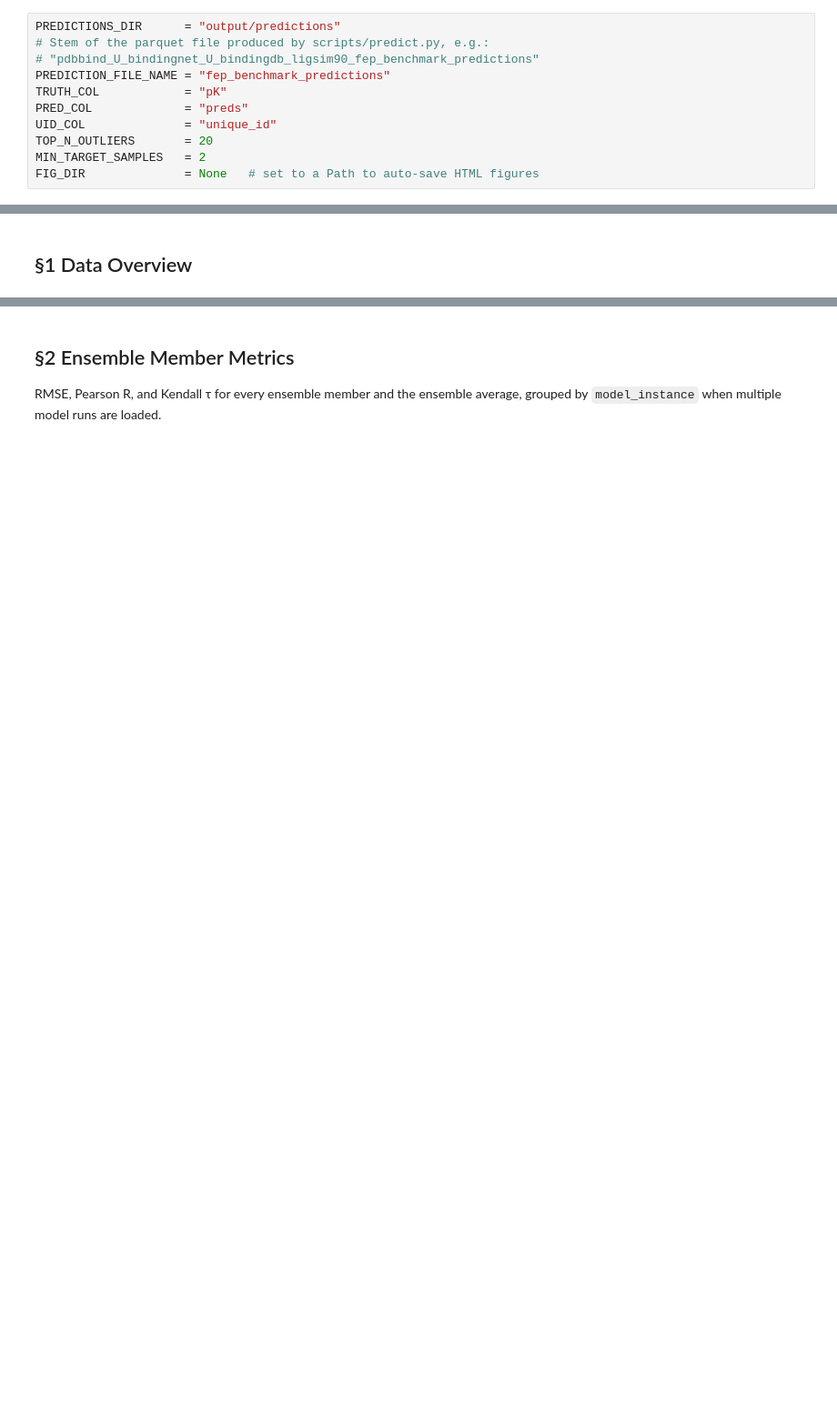
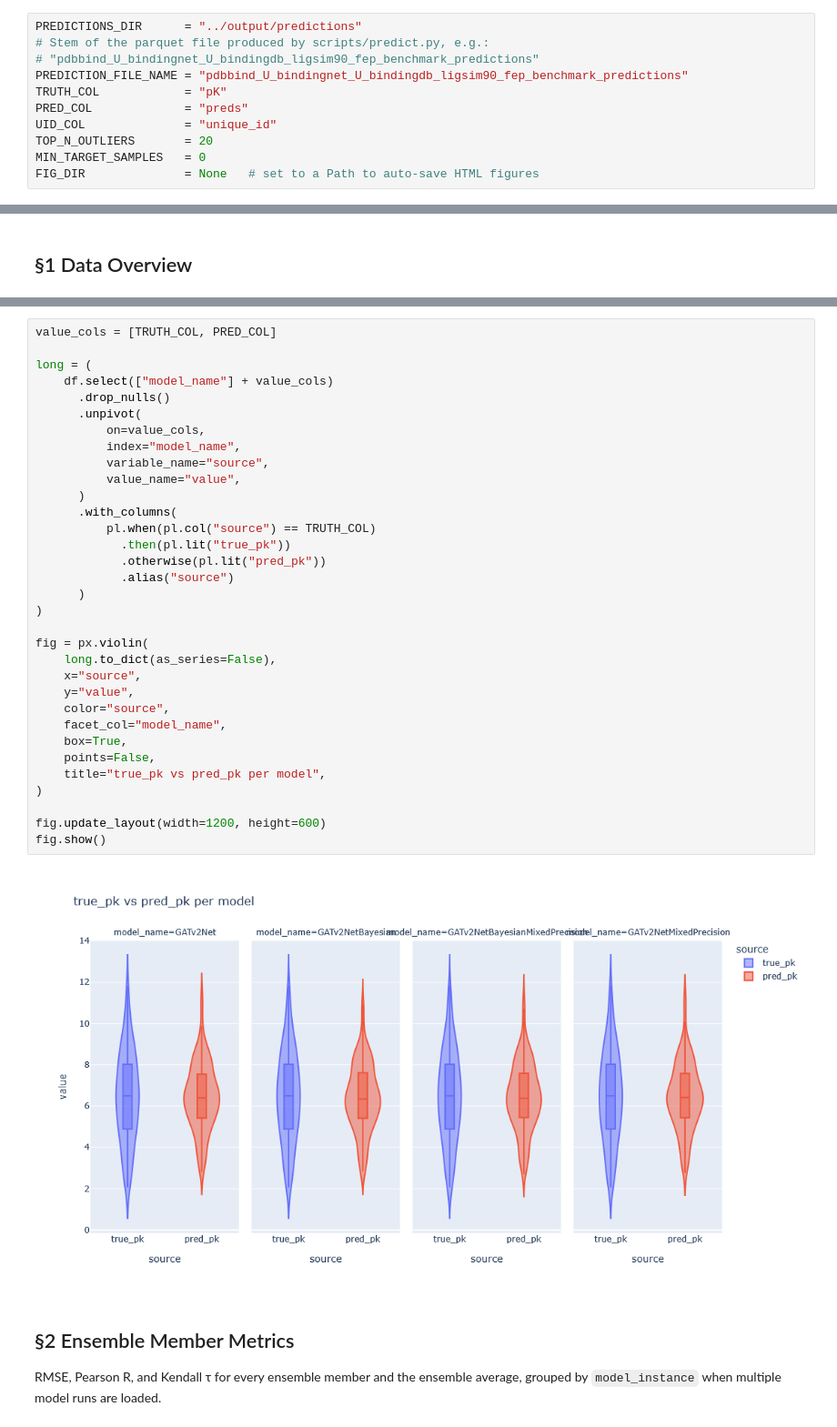
Before and after one commit to Kemuk/AEV-PLIG-VS, a Jupyter notebook: notebooks/results.ipynb, the cells around one changed output, grey strips where cells are left out. Shown at 91% size. Cells and saved outputs as stored; diff of their text form; blank space fills up the shorter version.

```diff
--- a/notebooks/results.ipynb
+++ b/notebooks/results.ipynb
@@ -14,15 +17,15 @@ from scipy.stats import kendalltau as scipy_kendalltau
 
 from aev_plig import results
 # %%
-PREDICTIONS_DIR      = "output/predictions"
+PREDICTIONS_DIR      = "../output/predictions"
 # Stem of the parquet file produced by scripts/predict.py, e.g.:
 # "pdbbind_U_bindingnet_U_bindingdb_ligsim90_fep_benchmark_predictions"
-PREDICTION_FILE_NAME = "fep_benchmark_predictions"
+PREDICTION_FILE_NAME = "pdbbind_U_bindingnet_U_bindingdb_ligsim90_fep_benchmark_predictions"
 TRUTH_COL            = "pK"
 PRED_COL             = "preds"
 UID_COL              = "unique_id"
 TOP_N_OUTLIERS       = 20
-MIN_TARGET_SAMPLES   = 2
+MIN_TARGET_SAMPLES   = 0
 FIG_DIR              = None   # set to a Path to auto-save HTML figures
 # %%
 df = results.load_all_predictions(PREDICTIONS_DIR, prediction_file_name=PREDICTION_FILE_NAME)
@@ -83,3 +112,38 @@ print(clean.select(TRUTH_COL).describe())
+# %%
+value_cols = [TRUTH_COL, PRED_COL]
+
+long = (
+    df.select(["model_name"] + value_cols)
+      .drop_nulls()
+      .unpivot(
+          on=value_cols,
+          index="model_name",
+          variable_name="source",
+          value_name="value",
+      )
+      .with_columns(
+          pl.when(pl.col("source") == TRUTH_COL)
+            .then(pl.lit("true_pk"))
+            .otherwise(pl.lit("pred_pk"))
+            .alias("source")
+      )
+)
+
+fig = px.violin(
+    long.to_dict(as_series=False),
+    x="source",
+    y="value",
+    color="source",
+    facet_col="model_name",
+    box=True,
+    points=False,
+    title="true_pk vs pred_pk per model",
+)
+
+fig.update_layout(width=1200, height=600)
+fig.show()
+# %% [output]
+[figure, added]
 # %% [markdown]
 ## §2 Ensemble Member Metrics
 RMSE, Pearson R, and Kendall τ for every ensemble member and the ensemble average,
```
Also changed, not shown: parts of 12 cells of this notebook.
